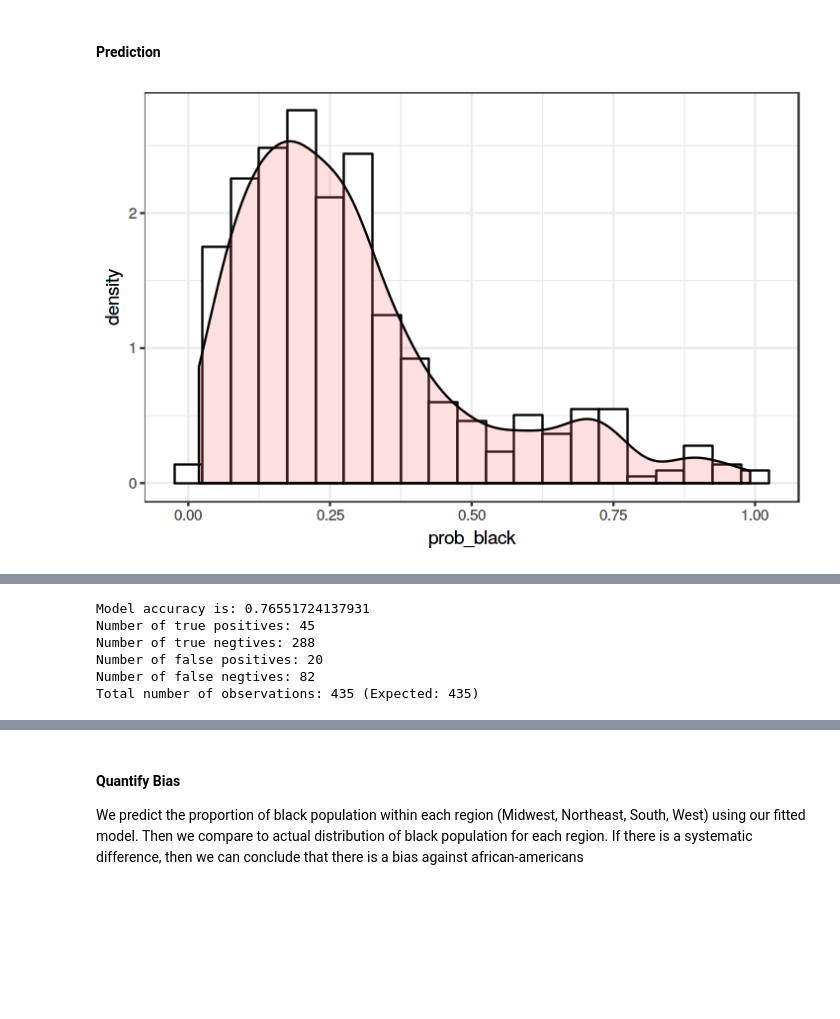
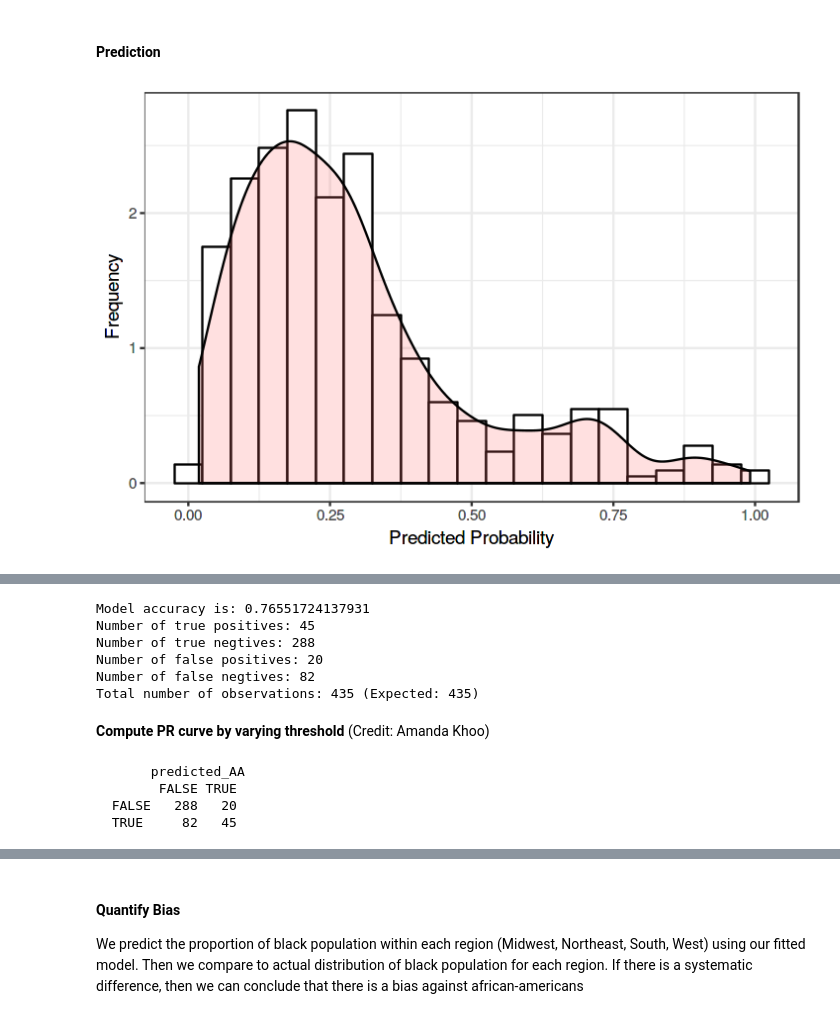
Before and after one commit to dhananjaybhaskar/DATA-2020, a Jupyter notebook: Racial Bias in Police Killings (DB).ipynb, the cells around one changed output, grey strips where cells are left out. Saved outputs shown, nothing was run; the diff lists cells and outputs as text; code cells hidden in the pictures; blank space fills up the shorter version.

Commit message:
Amanda added visualization of results

```diff
--- a/Racial Bias in Police Killings (DB).ipynb
+++ b/Racial Bias in Police Killings (DB).ipynb
@@ -153,10 +162,10 @@ prob_black = predict(mod.fit, type="response")
 # %%
 options(repr.plot.width = 6, repr.plot.height = 4)
 ggplot(data.frame(prob_black), aes(x=prob_black)) +
     geom_histogram(aes(y=..density..), color="black", fill="white", binwidth=0.05) +
-    geom_density(alpha=.2, fill="#FF6666") + theme_bw()
+    geom_density(alpha=.2, fill="#FF6666") + xlab('Predicted Probability') + ylab('Frequency') + theme_bw()
 # %% [output]
-[figure, old version]
+[figure, new version]
 # %%
 combined["pred_black"] = prob_black > 0.5
 # %%
@@ -208,3 +217,13 @@ Number of true negtives: 288
 Number of false positives: 20
 Number of false negtives: 82
 Total number of observations: 435 (Expected: 435)
+# %% [markdown]
+**Compute PR curve by varying threshold** (Credit: Amanda Khoo)
+# %%
+predicted_AA= (prob_black > 0.5)
+table(combined$is_black, predicted_AA)
+# %% [output]
+       predicted_AA
+        FALSE TRUE
+  FALSE   288   20
+  TRUE     82   45
```
Also changed, not shown: parts of 6 cells of this notebook.
